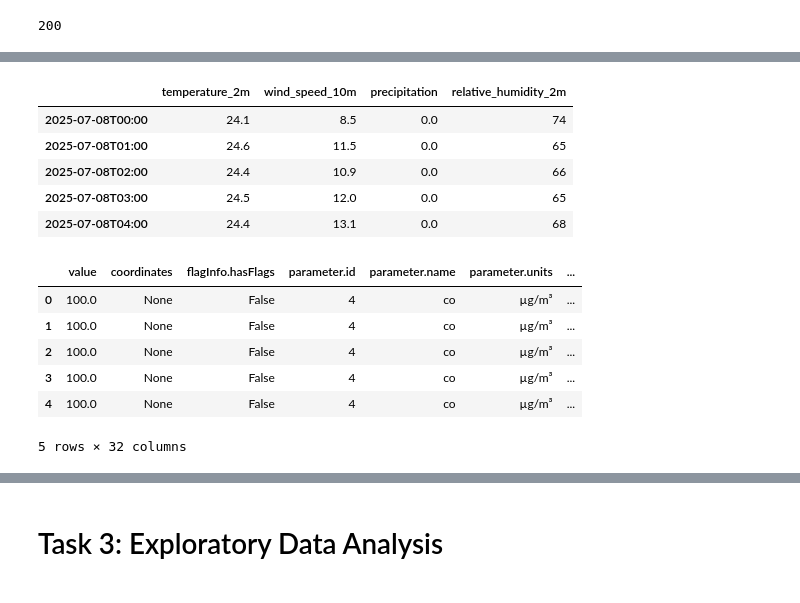
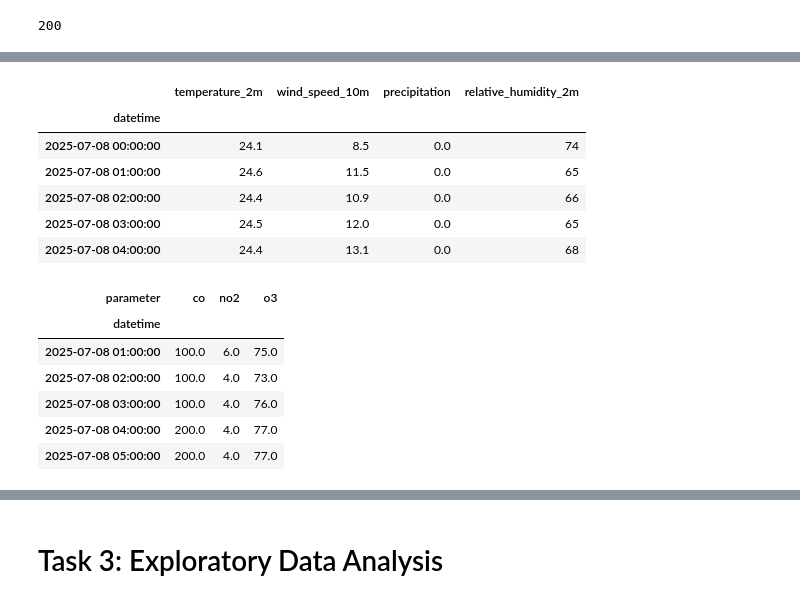
Before and after one commit to Gloreti03/Api-rest-homework-, a Jupyter notebook: apihomework.ipynb, the cells around one changed output, grey strips where cells are left out. Drawn from its saved outputs; the diff is of its cells as text; code cells hidden in the pictures.

```diff
--- a/apihomework.ipynb
+++ b/apihomework.ipynb
@@ -71,28 +112,62 @@ with open('data/air_quality_data.json', 'w') as f:
 # %%
+# Loading weather data
 with open('data/weather_data.json', 'r') as f:
     w_json = json.load(f)
 
-df_weather = pd.DataFrame(w_json['hourly'], index=w_json['hourly']['time']).drop(columns=['time'])
+# Creazione DataFrame con conversione datetime esplicita
+df_weather = pd.DataFrame(w_json['hourly'], index=pd.to_datetime(w_json['hourly']['time'])).drop(columns=['time'])
+df_weather.index.name = 'datetime'
 df_weather.head()
 # %% [output]
 |  | temperature_2m | wind_speed_10m | precipitation | relative_humidity_2m |
-| 2025-07-08T00:00 | 24.1 | 8.5 | 0.0 | 74 |
-| 2025-07-08T01:00 | 24.6 | 11.5 | 0.0 | 65 |
-| 2025-07-08T02:00 | 24.4 | 10.9 | 0.0 | 66 |
-| 2025-07-08T03:00 | 24.5 | 12.0 | 0.0 | 65 |
-| 2025-07-08T04:00 | 24.4 | 13.1 | 0.0 | 68 |
+| datetime |  |  |  |  |
+| 2025-07-08 00:00:00 | 24.1 | 8.5 | 0.0 | 74 |
+| 2025-07-08 01:00:00 | 24.6 | 11.5 | 0.0 | 65 |
+| 2025-07-08 02:00:00 | 24.4 | 10.9 | 0.0 | 66 |
+| 2025-07-08 03:00:00 | 24.5 | 12.0 | 0.0 | 65 |
+| 2025-07-08 04:00:00 | 24.4 | 13.1 | 0.0 | 68 |
 # %%
-with open('data/air_quality_data.json', 'r') as f:
-    raw_air_data = json.load(f)
+# Creating a function to wrangle each air quality data
+def process_openaq_json(file_path):
+    with open(file_path, 'r', encoding='utf-8') as f:
+        data = json.load(f)
 
-df_air = pd.json_normalize(raw_air_data["results"])
+    # Exctracting results
+    results = data.get('results', [])
 
-df_air.head()
+    # Exctracting useful data
+    rows = []
+    for item in results:
+        rows.append({
+            'datetime': item['period']['datetimeTo']['local'],
+            'parameter': item['parameter']['name'],
+            'value': item['value']
+        })
+
+    # Creating data frames
+    df = pd.DataFrame(rows)
+
+    # Converting datetime object
+    df['datetime'] = pd.to_datetime(df['datetime']).dt.tz_localize(None)
+
+    # Transforming df
+    df = df.pivot(index='datetime', columns='parameter', values='value')
+    return df
+
+# Files to wrangle
+files = ['data/co_data.json', 'data/no2_data.json', 'data/o3_data.json']
+
+# Applying the function to each file
+dfs = [process_openaq_json(f) for f in files]
+
+# Joining all data frames
+df_aq = pd.concat(dfs, axis=1).sort_index()
+df_aq.head()
 # %% [output]
-|  | value | coordinates | flagInfo.hasFlags | parameter.id | parameter.name | parameter.units | ... |
-| 0 | 100.0 | None | False | 4 | co | µg/m³ | ... |
-| 1 | 100.0 | None | False | 4 | co | µg/m³ | ... |
-| 2 | 100.0 | None | False | 4 | co | µg/m³ | ... |
-| 3 | 100.0 | None | False | 4 | co | µg/m³ | ... |
-| 4 | 100.0 | None | False | 4 | co | µg/m³ | ... |
+| parameter | co | no2 | o3 |
+| datetime |  |  |  |
+| 2025-07-08 01:00:00 | 100.0 | 6.0 | 75.0 |
+| 2025-07-08 02:00:00 | 100.0 | 4.0 | 73.0 |
+| 2025-07-08 03:00:00 | 100.0 | 4.0 | 76.0 |
+| 2025-07-08 04:00:00 | 200.0 | 4.0 | 77.0 |
+| 2025-07-08 05:00:00 | 200.0 | 4.0 | 77.0 |
-5 rows × 32 columns
```
Also changed, not shown: parts of 6 cells of this notebook.
